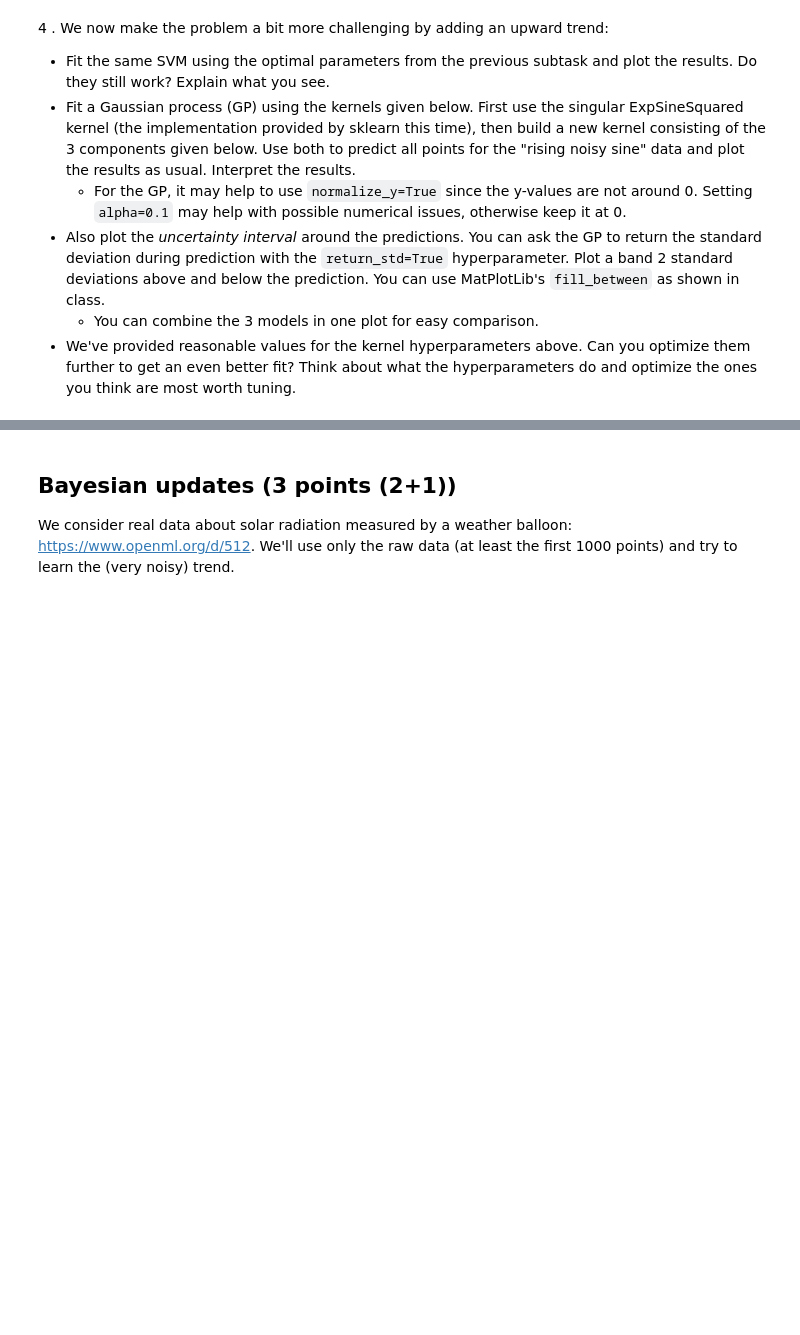
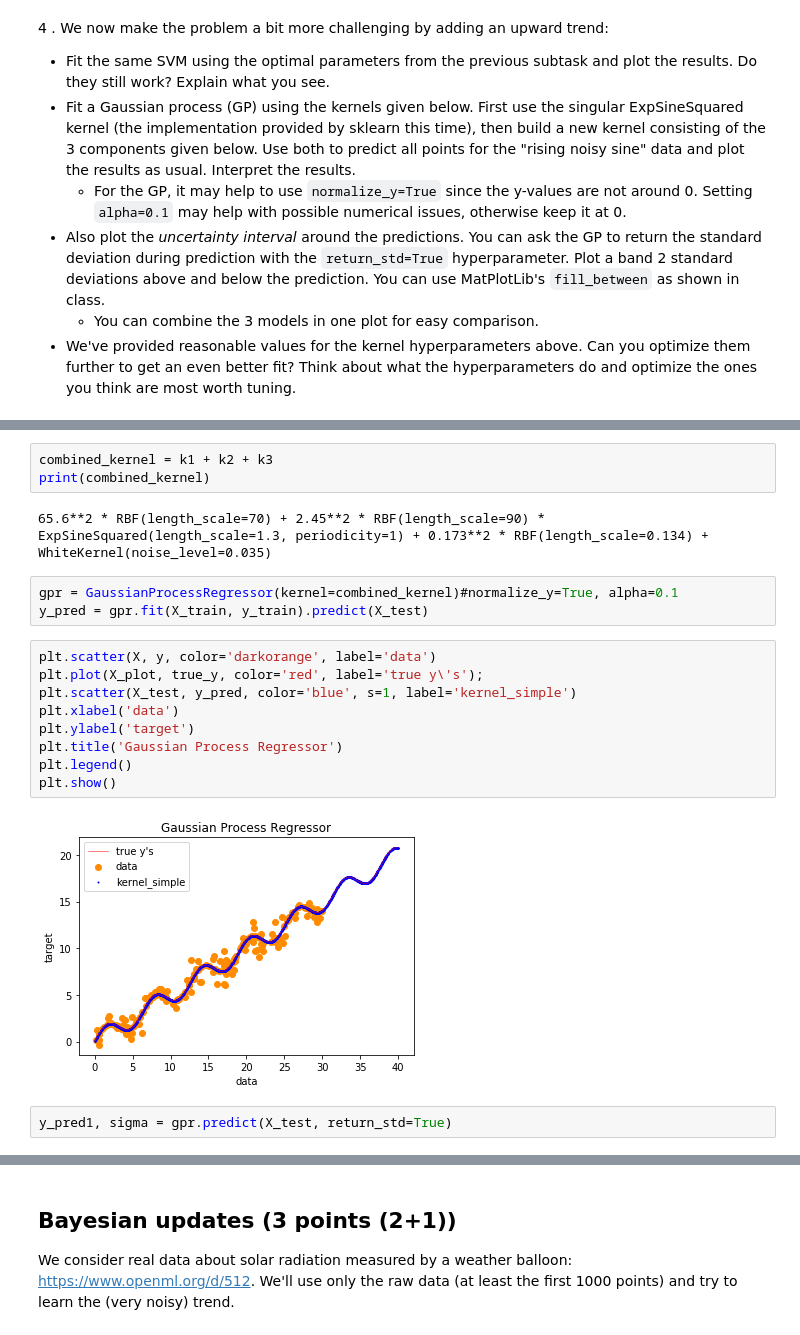
Before and after one commit to schneiderjan/2imm20-assignments, a Jupyter notebook: 1_our_solutions/Assignment 2.ipynb, the cells around one changed output, grey strips where cells are left out. Saved outputs shown, nothing was run; the diff lists cells and outputs as text; blank space fills up the shorter version.

```diff
--- a/1_our_solutions/Assignment 2.ipynb
+++ b/1_our_solutions/Assignment 2.ipynb
@@ -267,0 +336,21 @@ k3 = 0.03 * sklearn.gaussian_process.kernels.RBF(length_scale=0.134) + sklearn.g
+# %%
+combined_kernel = k1 + k2 + k3
+print(combined_kernel)
+# %% [output]
+65.6**2 * RBF(length_scale=70) + 2.45**2 * RBF(length_scale=90) * ExpSineSquared(length_scale=1.3, periodicity=1) + 0.173**2 * RBF(length_scale=0.134) + WhiteKernel(noise_level=0.035)
+# %%
+gpr = GaussianProcessRegressor(kernel=combined_kernel)#normalize_y=True, alpha=0.1
+y_pred = gpr.fit(X_train, y_train).predict(X_test)
+# %%
+plt.scatter(X, y, color='darkorange', label='data')
+plt.plot(X_plot, true_y, color='red', label='true y\'s');
+plt.scatter(X_test, y_pred, color='blue', s=1, label='kernel_simple')
+plt.xlabel('data')
+plt.ylabel('target')
+plt.title('Gaussian Process Regressor')
+plt.legend()
+plt.show()
+# %% [output]
+[figure, added]
+# %%
+y_pred1, sigma = gpr.predict(X_test, return_std=True)
```
Also changed, not shown: parts of 20 cells of this notebook.
